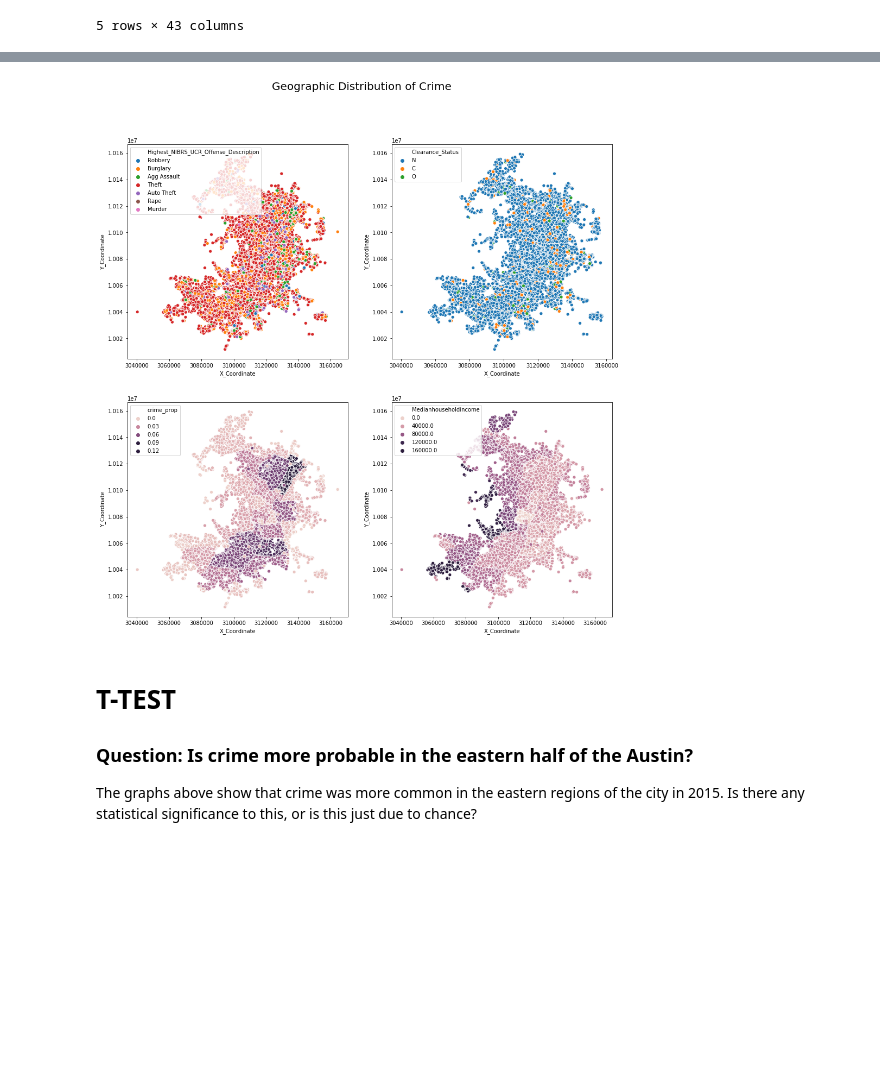
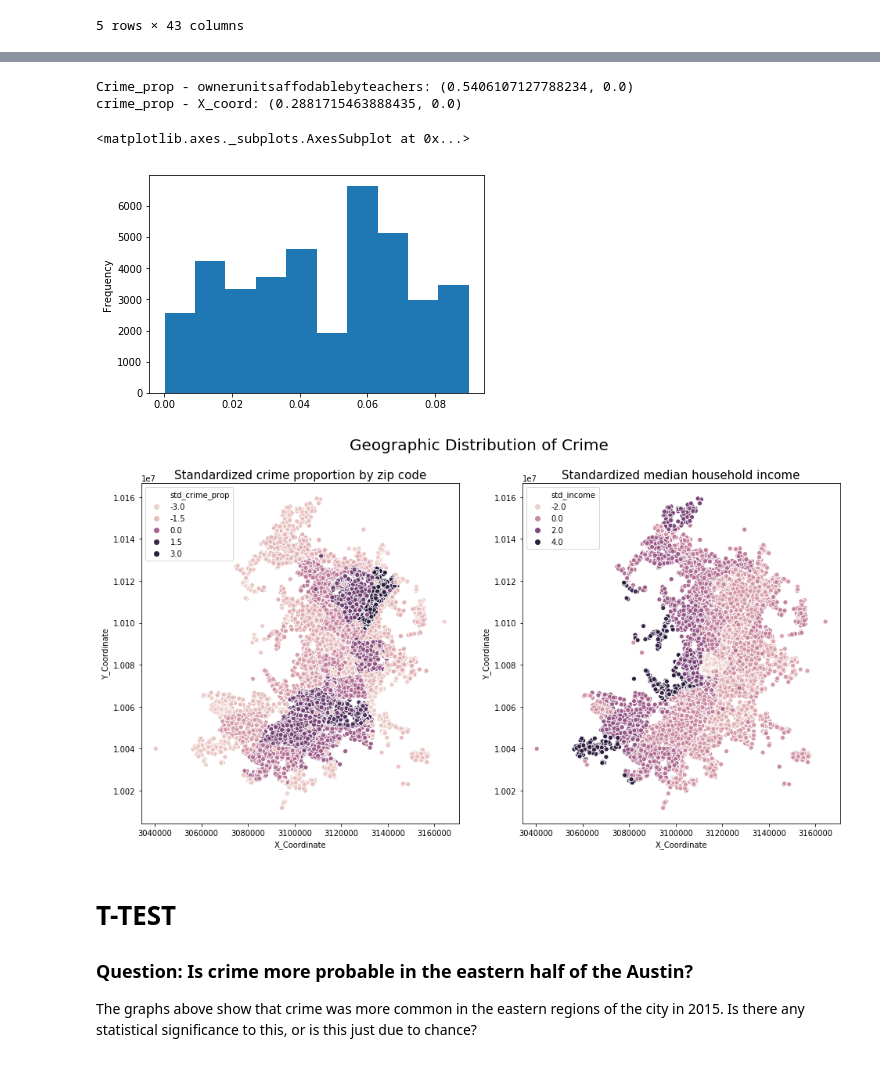
Before and after one commit to qiuxiao-chen/project-2, a Jupyter notebook: project2_zion.ipynb, the cells around one changed output, grey strips where cells are left out. Drawn from its saved outputs; the diff is of its cells as text; code cells hidden in the pictures; blank space fills up the shorter version.

```diff
--- a/project2_zion.ipynb
+++ b/project2_zion.ipynb
@@ -130,15 +157,43 @@ Name: crime_prop, dtype: float64
+# %%
+print(f"Crime_prop - ownerunitsaffodablebyteachers: {stats.pearsonr(df['crime_prop'], df['Ownerunitsaffordabletoaverageteacher'])}")
+print(f"crime_prop - X_coord: {stats.pearsonr(df['crime_prop'].fillna(method='ffill'), df['X_Coordinate'].fillna(method='ffill'))}")
+# %% [output]
+Crime_prop - ownerunitsaffodablebyteachers: (0.5406107127788234, 0.0)
+crime_prop - X_coord: (0.2881715463888435, 0.0)
+# %%
+# Standardize crime_prop
+mean = df['crime_prop'].mean()
+std_dev = df['crime_prop'].std()
+df['std_crime_prop'] = (df['crime_prop'] - mean) / std_dev
+# %%
+# Standardize household income
+mean = df['Medianhouseholdincome'].mean()
+std_dev = df['Medianhouseholdincome'].std()
+df['std_income'] = (df['Medianhouseholdincome'] - mean) / std_dev
+# %%
+# Not normal but close enough
+df['crime_prop'].plot.hist()
+# %% [output]
+<matplotlib.axes._subplots.AxesSubplot at 0x...>
+[figure, added]
 # %%
 # Scatter plot of crime location
-plt.figure(figsize=(16, 16))
+# plt.figure(figsize=(16, 16))
+plt.figure(figsize=(16, 8))
 plt.suptitle('Geographic Distribution of Crime', fontsize=20)
-sns.scatterplot(x='X_Coordinate', y='Y_Coordinate', hue='Highest_NIBRS_UCR_Offense_Description', data=df, ax=plt.subplot(221)).legend(loc='upper left')
-sns.scatterplot(x='X_Coordinate', y='Y_Coordinate', hue='Clearance_Status', data=df, ax=plt.subplot(222)).legend(loc='upper left')
-sns.scatterplot(x='X_Coordinate', y='Y_Coordinate', hue='crime_prop', data=df, ax=plt.subplot(223)).legend(loc='upper left')
-sns.scatterplot(x='X_Coordinate', y='Y_Coordinate', hue='Medianhouseholdincome', data=df, ax=plt.subplot(224)).legend(loc='upper left')
-sns.set(font_scale=1)
+#sns.scatterplot(x='X_Coordinate', y='Y_Coordinate', hue='Highest_NIBRS_UCR_Offense_Description', data=df, ax=plt.subplot(221)).legend(loc='upper left')
+#sns.scatterplot(x='X_Coordinate', y='Y_Coordinate', hue='Clearance_Status', data=df, ax=plt.subplot(222)).legend(loc='upper left')
+ax1 = sns.scatterplot(x='X_Coordinate', y='Y_Coordinate', hue='std_crime_prop', data=df, ax=plt.subplot(121))
+ax1.set_title('Standardized crime proportion by zip code', fontdict={'fontsize': 15})
+ax1.legend(loc='upper left')
+ax2 = sns.scatterplot(x='X_Coordinate', y='Y_Coordinate', hue='std_income', data=df, ax=plt.subplot(122))
+ax2.set_title('Standardized median household income', fontdict={'fontsize': 15})
+ax2.legend(loc='upper left')
+
+plt.savefig('imgs/geoDistrCrime.png')
 plt.show()
 # %% [output]
-[figure, old version]
+[figure, new version]
 # %% [markdown]
 # T-TEST
 ### Question: Is crime more probable in the eastern half of the Austin?
```
Also changed, not shown: parts of 14 cells of this notebook, 2 other files.
